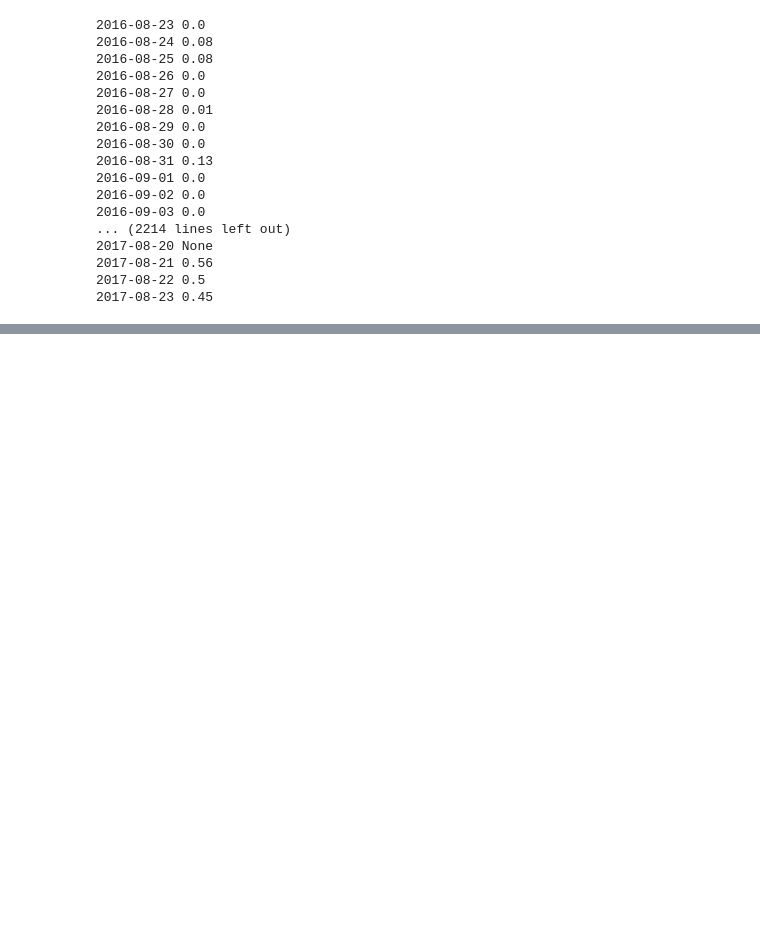
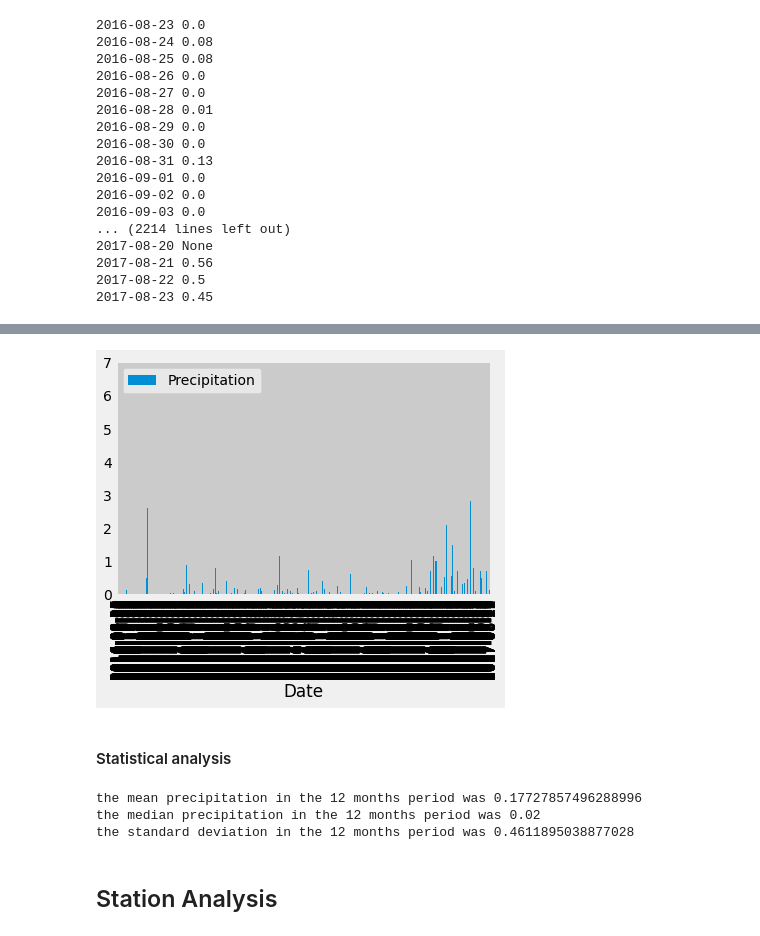
Before and after one commit to osie78/sqlalchemy-challenge, a Jupyter notebook: Untitled.ipynb, the cells around one changed output, grey strips where cells are left out. Cells and saved outputs as stored; diff of their text form; code cells hidden in the pictures; blank space fills up the shorter version.

```diff
--- a/Untitled.ipynb
+++ b/Untitled.ipynb
@@ -58,8 +59,12 @@ print(f'the most recent date is 2017-08-23')
 the most recent date is 2017-08-23
 # %%
 # Design a query to retrieve the last 12 months of precipitation data and plot the results.
+date1=[]
+prec1=[]
 query_12_months = q_measurement.filter(Measurement.date.between('2016-08-23', '2017-08-23'))
 for x in query_12_months:
+    date1.append(x.date)
+    prec1.append(x.prcp)
     print(x.date,x.prcp)
 # %% [output]
 2016-08-23 0.0
@@ -84,0 +87,12 @@ for x in query_12_months:
+# %%
+date1_df=pd.DataFrame(date1)
+prec1_df=pd.DataFrame(prec1)
+# %%
+date1_df['Date']=pd.DataFrame(date1)
+prec1_df['Precipitation']=pd.DataFrame(prec1)
+
+prec_1y_df= pd.concat([date1_df,prec1_df], axis=1)
+del prec_1y_df[0]
+
+prec_1y_df=prec_1y_df.dropna(subset=['Precipitation'])
+prec_1y_df
@@ -84,0 +113,19 @@ for x in query_12_months:
+# %%
+bars=prec_1y_df.plot.bar(x='Date',y='Precipitation')
+# %% [output]
+[figure, added]
+# %% [markdown]
+#### Statistical analysis
+# %%
+avg_p=prec_1y_df['Precipitation'].mean()
+med_p=prec_1y_df['Precipitation'].median()
+st_p=prec_1y_df['Precipitation'].std()
+print(f'the mean precipitation in the 12 months period was {avg_p}')
+print(f'the median precipitation in the 12 months period was {med_p}')
+print(f'the standard deviation in the 12 months period was {st_p}')
+# %% [output]
+the mean precipitation in the 12 months period was 0.17727857496288996
+the median precipitation in the 12 months period was 0.02
+the standard deviation in the 12 months period was 0.4611895038877028
+# %% [markdown]
+## Station Analysis
```
Also changed, not shown: parts of 8 cells of this notebook.
